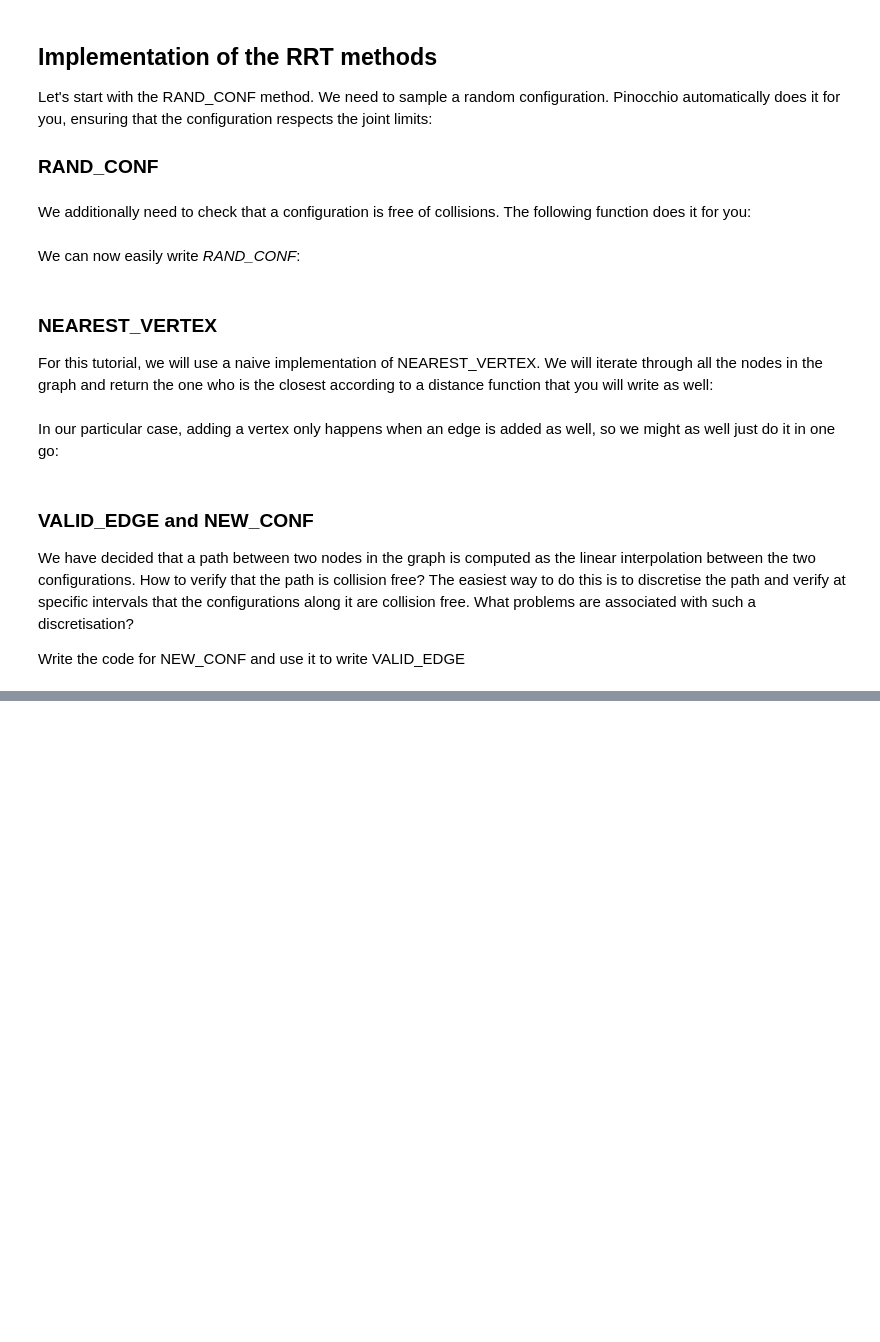
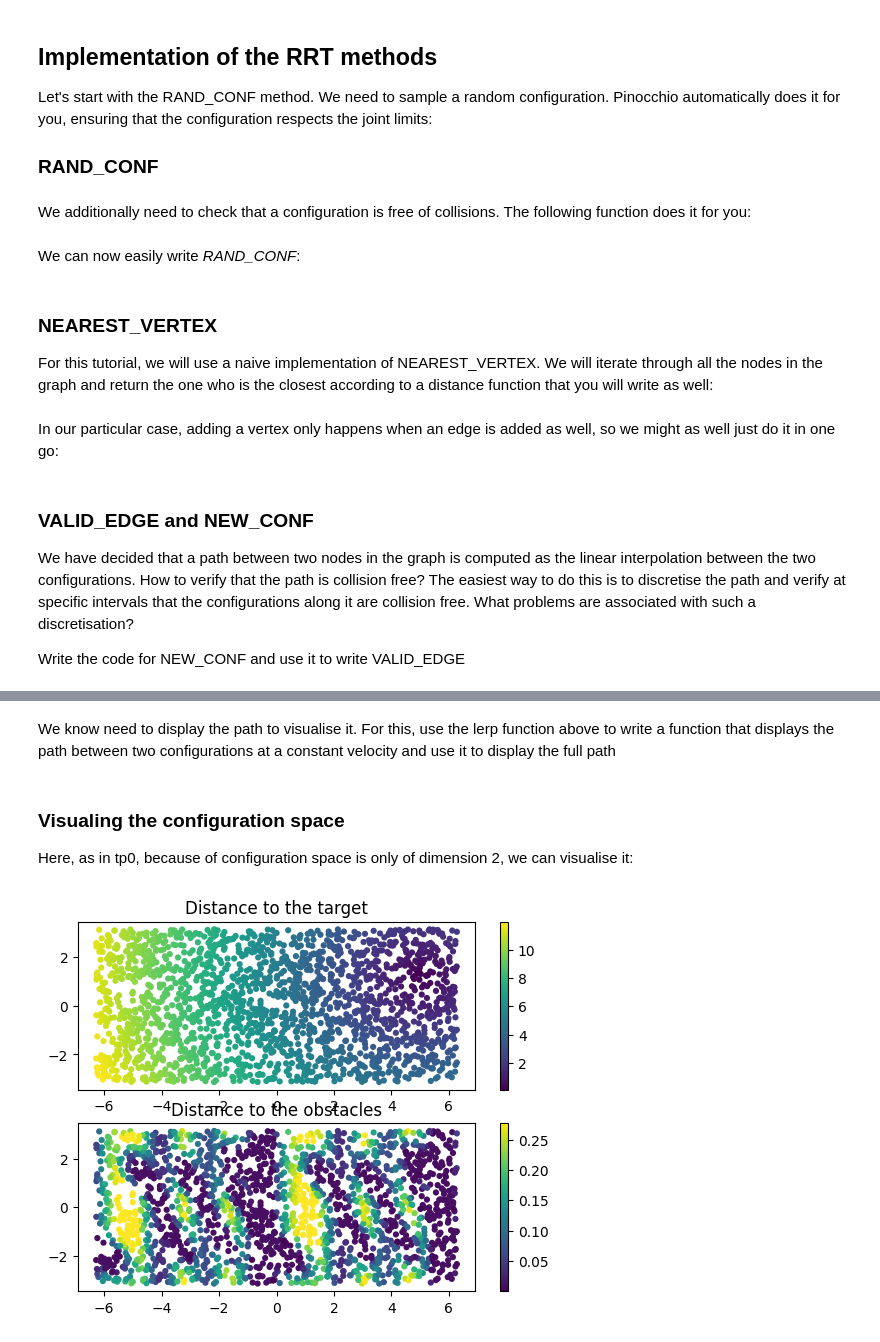
Before and after one commit to ediaro23/tutorials, a Jupyter notebook: 3_rrt.ipynb, the cells around one changed output, grey strips where cells are left out. Cells and saved outputs as stored; diff of their text form; code cells hidden in the pictures; blank space fills up the shorter version.

```diff
--- a/3_rrt.ipynb
+++ b/3_rrt.ipynb
@@ -29,14 +31,14 @@ import magic_donotload
 # %%
 import pinocchio as pin #the pinocchio library
 from utils.meshcat_viewer_wrapper import MeshcatVisualizer # the meshcat visualiser
-from utils.load_ur5_with_obstacles import load_ur5_with_obstacles,Target # helper function to load scene
+from utils.load_ur5_with_obstacles import load_ur5_with_obstacles_rrt,Target, capsule # helper function to load scene
 from scipy.optimize import fmin_bfgs,fmin_slsqp # some optimisation routines from scipy
 import time # the remaining libraries are python native
 import numpy as np
 from numpy.linalg import norm
 import matplotlib.pylab as plt
 
-robot = load_ur5_with_obstacles(reduced=True)
+robot = load_ur5_with_obstacles_rrt(reduced=True)
 
 viz = MeshcatVisualizer(robot)
 viz.display(robot.q0)
@@ -84,13 +90,13 @@ def coll(q):
 # %% [markdown]
 We can now easily write *RAND_CONF*:
 # %%
-def RAND_CONF():
+def RAND_CONF(checkcollision=True):
     '''
     Return a random configuration, not is collision
     '''
     while True:
         q = pin.randomConfiguration(robot.model)  # sample between -3.2 and +3.2.
-        if not coll(q): return q
+        if not (checkcollision and coll(q)): return q
 
 q = RAND_CONF()
 viz.display(q)
@@ -173,0 +183,9 @@ We now simply have to write the code equivalent to the pseudo code
+# %%
+discretisationsteps_newconf = 200 #To tweak later on
+discretisationsteps_validedge = 200 #To tweak later on
+k = 1000  #To tweak later on
+delta_q = 3. #To tweak later on
+
+
+q_init = robot.q0.copy()
+q_goal = np.array([5.05429572, 1.20489405])
@@ -173,0 +230,2 @@ We now simply have to write the code equivalent to the pseudo code
+# %% [markdown]
+We know need to display the path to visualise it. For this, use the lerp function above to write a function that displays the path between two configurations at a constant velocity and use it to display the full path
@@ -173,0 +267,48 @@ We now simply have to write the code equivalent to the pseudo code
+# %% [markdown]
+### Visualing the configuration space
+Here, as in tp0, because of configuration space is only of dimension 2, we can visualise it:
+# %%
+def collisionDistance(q):
+     '''Return the minimal distance between robot and environment. '''
+     pin.updateGeometryPlacements(robot.model,robot.data,robot.collision_model,robot.collision_data,q)
+     if pin.computeCollisions(robot.collision_model,robot.collision_data,False): 0
+     idx = pin.computeDistances(robot.collision_model,robot.collision_data)
+     return robot.collision_data.distanceResults[idx].min_distance
+
+def sampleSpace(nbSamples=500):
+     '''
+     Sample nbSamples configurations and store them in two lists depending
+     if the configuration is in free space (hfree) or in collision (hcol), along
+     with the distance to the target and the distance to the obstacles.
+     '''
+     hcol = []
+     hfree = []
+     for i in range(nbSamples):
+          q = RAND_CONF(False)
+          if not coll(q):
+               hfree.append( list(q.flat) + [ distance(q,q_goal), collisionDistance(q) ])
+          else:
+               hcol.append(  list(q.flat) + [ distance(q,q_goal), 1e-2 ])
+     return hcol,hfree
+
+def plotConfigurationSpace(hcol,hfree,markerSize=20):
+     '''
+     Plot 2 "scatter" plots: the first one plot the distance to the target for
+     each configuration, the second plots the distance to the obstacles (axis q1,q2,
+     distance in the color space).
+     '''
+     htotal = hcol + hfree
+     h=np.array(htotal)
+     plt.subplot(2,1,1)
+     plt.scatter(h[:,0],h[:,1],c=h[:,2],s=markerSize,lw=0)
+     plt.title("Distance to the target")
+     plt.colorbar()
+     plt.subplot(2,1,2)
+     plt.scatter(h[:,0],h[:,1],c=h[:,3],s=markerSize,lw=0)
+     plt.title("Distance to the obstacles")
+     plt.colorbar()
+
+hcol,hfree = sampleSpace(2000) #increase to improve resolution
+plotConfigurationSpace(hcol,hfree)
+# %% [output]
+[figure, added]
```
Also changed, not shown: parts of 23 cells of this notebook, 3 other files.
